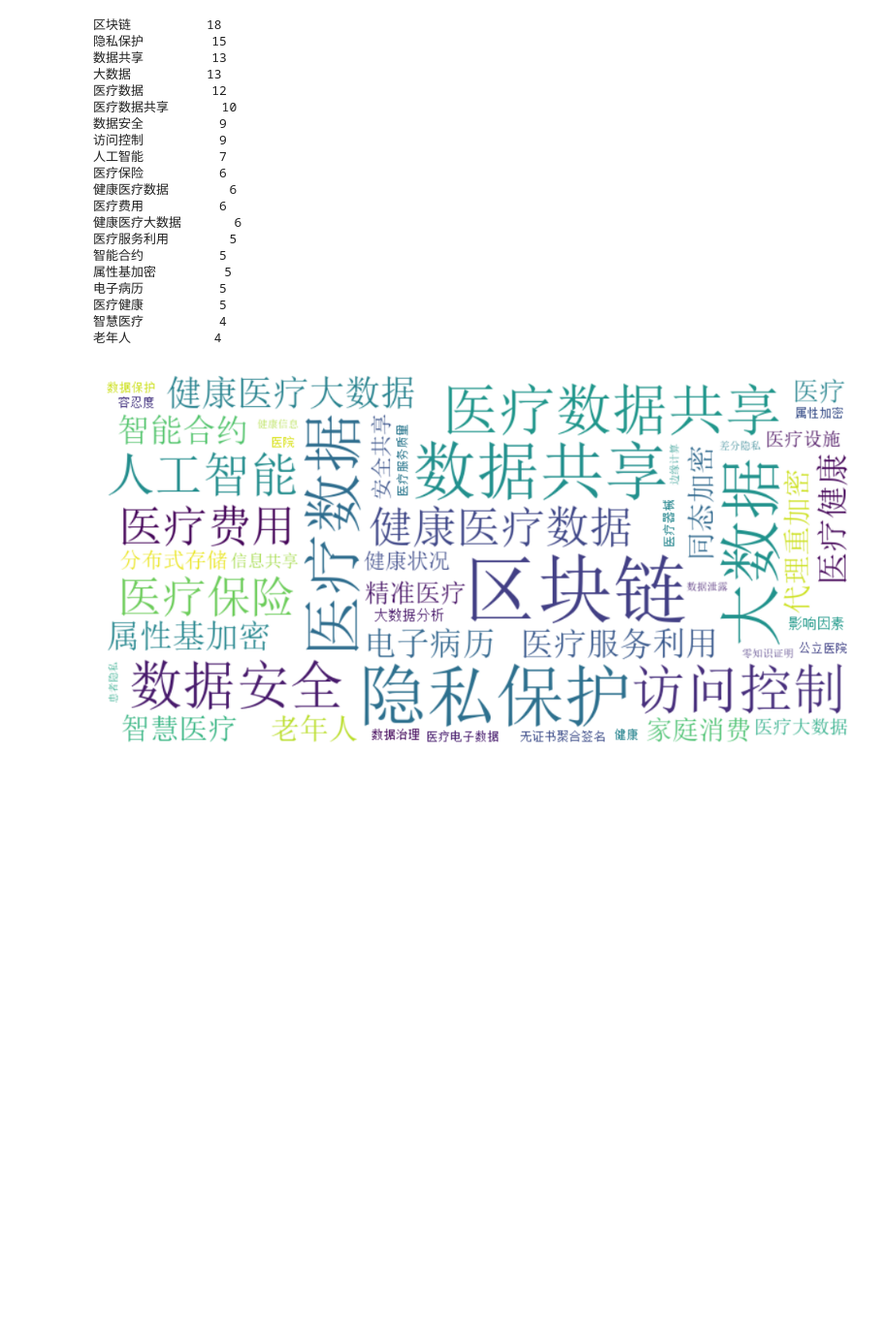
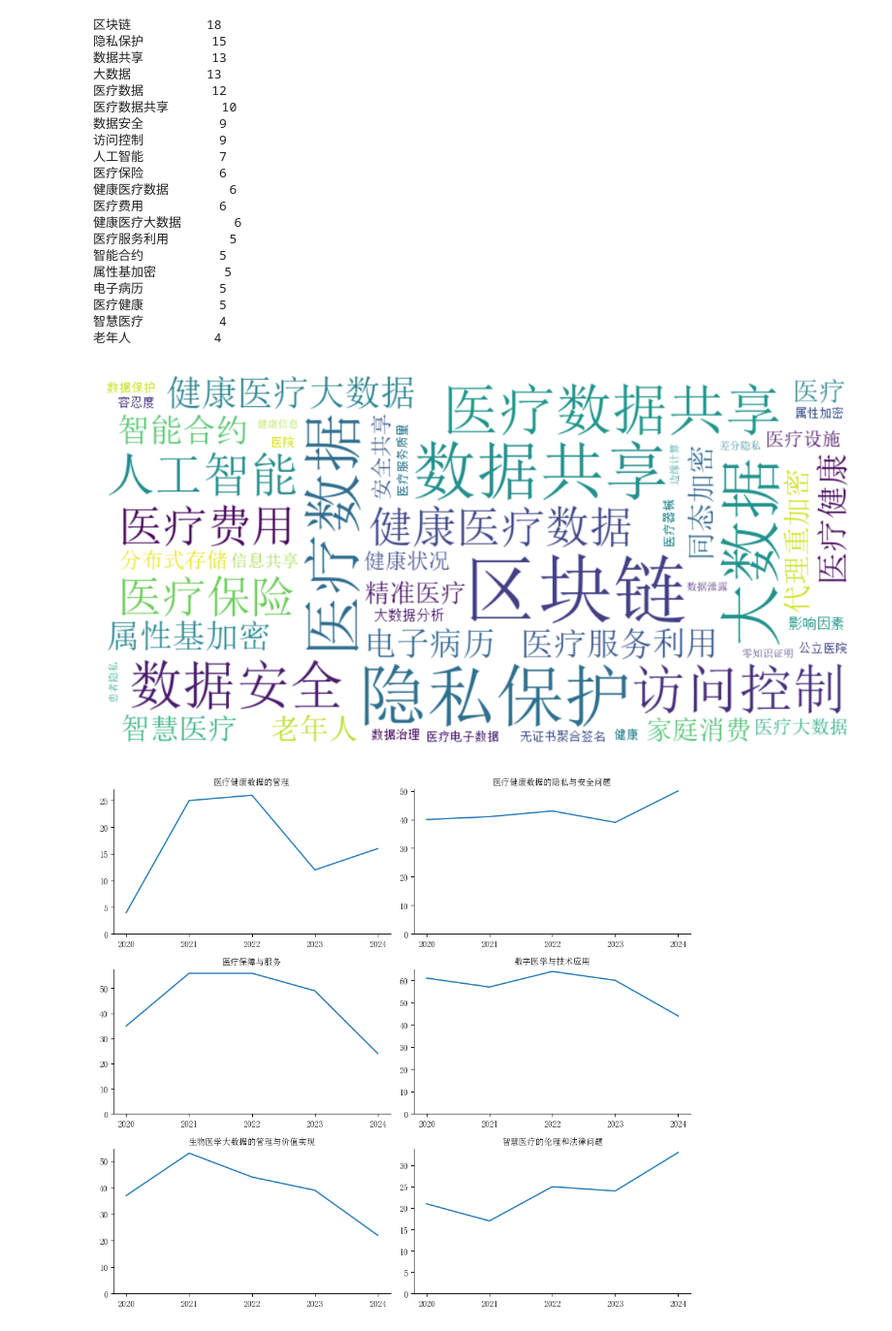
Before and after one commit to leah-cinly/TopicGPT_chinese, a Jupyter notebook: draw_view.ipynb, the cells around one changed output. Shown at 97% size. Drawn from its saved outputs; the diff is of its cells as text; code cells hidden in the pictures; blank space fills up the shorter version.

```diff
--- a/draw_view.ipynb
+++ b/draw_view.ipynb
@@ -159,3 +207,61 @@ else:
 智慧医疗          4
 老年人           4
 [figure]
+# %%
+import matplotlib.pyplot as plt
+import pandas as pd
+from matplotlib.ticker import MaxNLocator
+# 设置中文字体（确保系统中安装了支持中文的字体，Windows通常是 SimHei，Linux上可能是 DejaVu Sans）
+plt.rcParams['font.sans-serif'] = ['Simsun']  # Windows平台
+plt.rcParams['axes.unicode_minus'] = False  # 解决负号显示问题
+
+# 创建数据
+data = {
+    '年份': [2020, 2021, 2022, 2023, 2024],
+    '医疗健康数据的管理': [4, 25, 26, 12, 16],
+    '医疗健康数据的隐私与安全问题': [40, 41, 43, 39, 50],
+    '医疗保障与服务': [35, 56, 56, 49, 24],
+    '数字医学与技术应用': [61, 57, 64, 60, 44],
+    '生物医学大数据的管理与价值实现': [37, 53, 44, 39, 22],
+    '智慧医疗的伦理和法律问题': [21, 17, 25, 24, 33]
+}
+
+# 转换为DataFrame
+df = pd.DataFrame(data)
+
+# 创建一个3行2列的子图布局，图形大小为 (10, 9)，确保每个子图大小为 (5, 3)
+fig, axes = plt.subplots(3, 2, figsize=(10, 9))
+
+# 展开子图数组，方便遍历
+axes = axes.flatten()
+
+# 设置每个图的标题和字体大小
+for i, column in enumerate(df.columns[1:]):  # 跳过第一列'年份'
+    ax = axes[i]
+    ax.plot(df['年份'], df[column], label=column)
+    ax.set_title(f"{column}", fontsize=10)
+    #ax.set_xlabel("年份", fontsize=10)
+    #ax.set_ylabel("文档数量", fontsize=10)
+    ax.tick_params(axis='both', which='major', labelsize=10)
+    # 设置y轴从0开始
+    ax.set_ylim(bottom=0)
+
+    # 确保年份为整数
+    ax.xaxis.set_major_locator(MaxNLocator(integer=True))
+    # 去掉上边框和下边框
+    ax.spines['top'].set_visible(False)
+    ax.spines['right'].set_visible(False)
+
+    # 添加图例
+    #ax.legend("文档数量",fontsize=8)
+
+# 调整布局，避免子图重叠
+plt.tight_layout()
+
+# 保存图像到指定路径
+plt.savefig('static/trend.png')
+
+# 显示图形
+plt.show()
+# %% [output]
+[figure, added]
```
Also changed, not shown: parts of 3 cells of this notebook, 3 other files.
